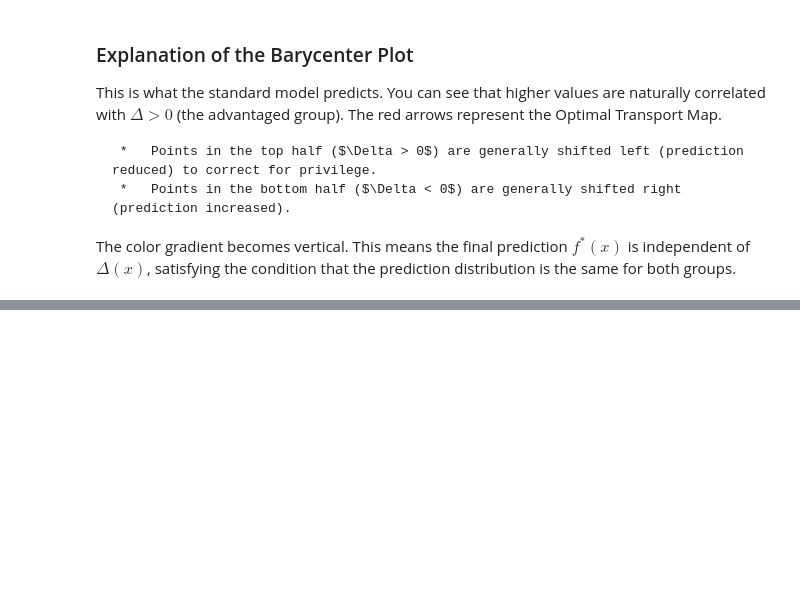
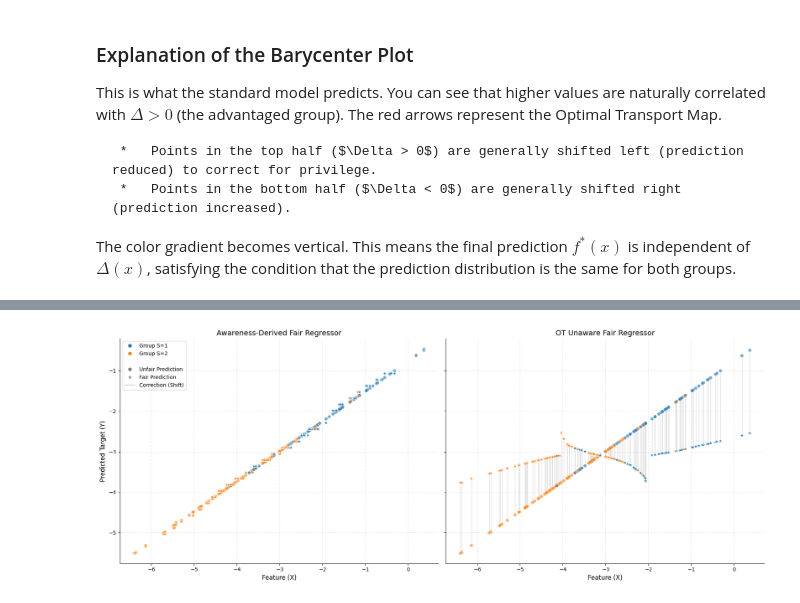
Before and after one commit to AugustinBouquillard/demographic-parity, a Jupyter notebook: toy_example_visualization.ipynb, the cells around one changed output, grey strips where cells are left out. Saved outputs shown, nothing was run; the diff lists cells and outputs as text; code cells hidden in the pictures; blank space fills up the shorter version.

```diff
--- a/toy_example_visualization.ipynb
+++ b/toy_example_visualization.ipynb
@@ -423,0 +480,11 @@ compare_feature_vs_prediction_shifts(
+# %%
+compare_feature_vs_prediction_shifts(
+    X = X_test,
+    y_unfair = y_pred_bayes,
+    y_aware = y_pred_taturyan,
+    y_unaware = y_pred_old_unaware_fair,
+    s_attr = s_test,
+    n_samples = 150
+)
+# %% [output]
+[figure, added]
```
Also changed, not shown: parts of 8 cells of this notebook, 2 other files.
